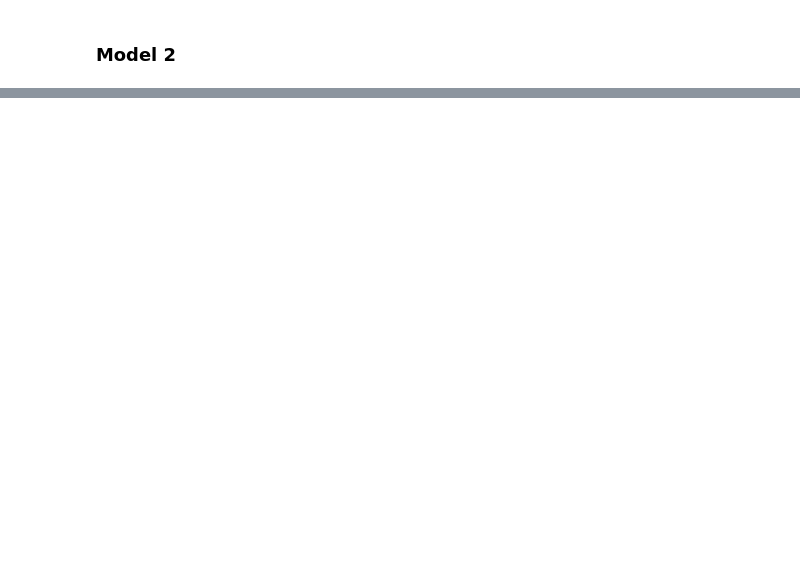
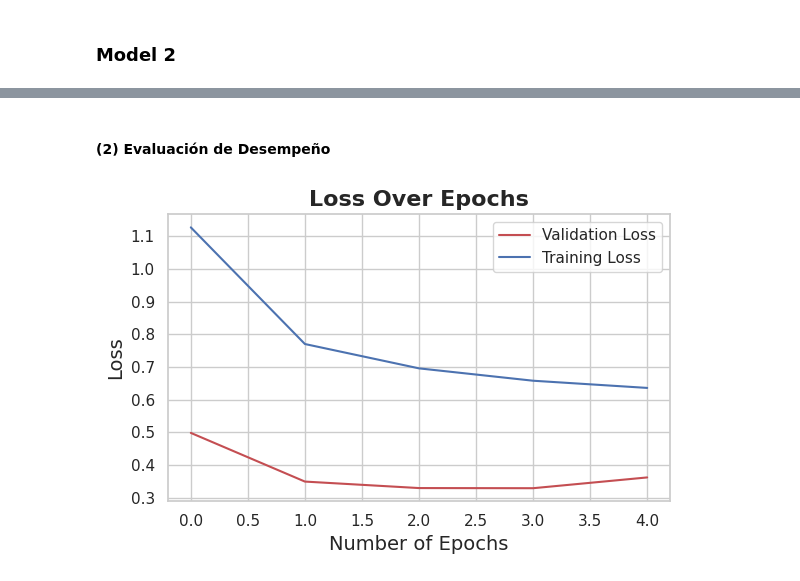
Before and after one commit to Andrea-gt/cnn-recognition, a Jupyter notebook: cnn_recognition.ipynb, the cells around one changed output, grey strips where cells are left out. Cells and saved outputs as stored; diff of their text form; code cells hidden in the pictures; blank space fills up the shorter version.

```diff
--- a/cnn_recognition.ipynb
+++ b/cnn_recognition.ipynb
@@ -534,0 +581,3 @@ plt.show()
+# %%
+# Compile the model
+second_model.compile(optimizer = opt, loss = "categorical_crossentropy" , metrics=["accuracy"])
@@ -534,0 +610,4 @@ plt.show()
+# %%
+# Fit the model
+history = second_model.fit(datagen.flow(x_train_reshape, y_train, batch_size = batch_size),
+                              epochs = epochs, validation_data = (X_val, Y_val), batch_size = x_train_reshape.shape[0] // batch_size)
@@ -534,0 +625,19 @@ plt.show()
+# %% [markdown]
+#### **(2) Evaluación de Desempeño**
+# %%
+plt.figure(figsize=(6, 4))
+# Plot train and validation loss with a color palette
+sns.lineplot(x=range(len(history.history['val_loss'])), y=history.history['val_loss'], color='r', label="Validation Loss")
+sns.lineplot(x=range(len(history.history['loss'])), y=history.history['loss'], color='b', label="Training Loss")
+# Add titles and labels with improved styling
+plt.title("Loss Over Epochs", fontsize=16, weight='bold')
+plt.xlabel("Number of Epochs", fontsize=14)
+plt.ylabel("Loss", fontsize=14)
+# Add gridlines and legend
+plt.grid(True)
+plt.legend()
+# Show the plot
+plt.tight_layout()
+plt.show()
+# %% [output]
+[figure, added]
```
Also changed, not shown: parts of 16 cells of this notebook.
